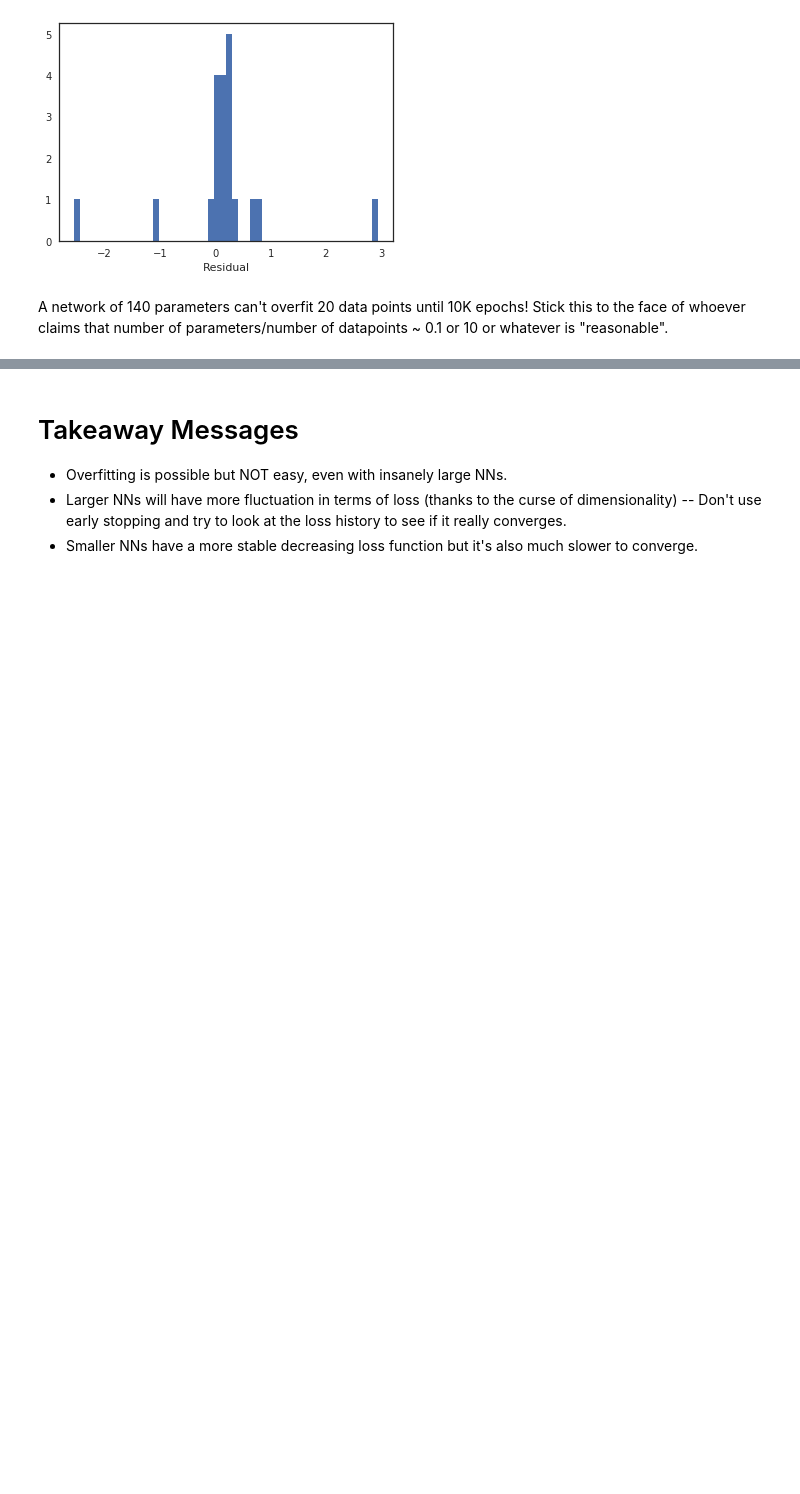
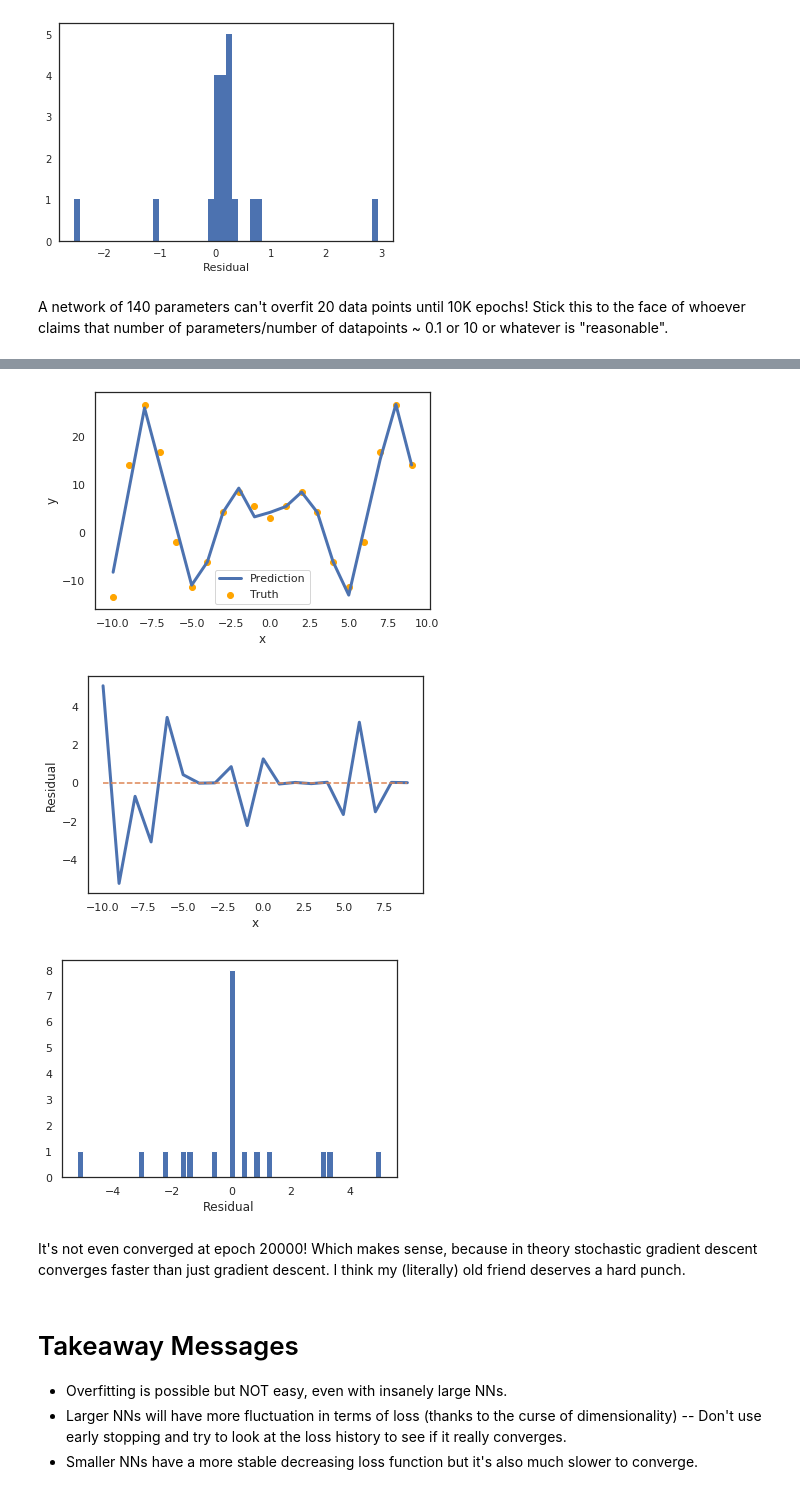
Before and after one commit to thongonary/Thoughts, a Jupyter notebook: Overfitting.ipynb, the cells around one changed output, grey strips where cells are left out. Drawn from its saved outputs; the diff is of its cells as text; code cells hidden in the pictures; blank space fills up the shorter version.

```diff
--- a/Overfitting.ipynb
+++ b/Overfitting.ipynb
@@ -395,3 +433,30 @@ A network of 140 parameters can't overfit 20 data points until 10K epochs! Stick
+# %%
+yhat = model.predict(x.reshape(-1,1))
+plt.plot(x,yhat, linewidth=3, label='Prediction')
+plt.scatter(x,yval, color='orange', label='Truth', alpha=1)
+plt.legend(loc='best')
+plt.xlabel('x')
+plt.ylabel('y')
+plt.show()
+
+plt.figure()
+res_y = yhat.flatten()-yval
+plt.plot(x, res_y, linewidth=3)
+plt.plot(x,0*x, '--')
+plt.xlabel('x')
+plt.ylabel('Residual')
+plt.show()
+
+plt.figure()
+plt.hist(res_y, bins=50)
+plt.xlabel("Residual")
+plt.show()
+# %% [output]
+[figure, added]
+[figure, added]
+[figure, added]
+# %% [markdown]
+It's not even converged at epoch 20000! Which makes sense, because in theory stochastic gradient descent converges faster than just gradient descent. I think my (literally) old friend deserves a hard punch.
 # %% [markdown]
 # Takeaway Messages
 - Overfitting is possible but NOT easy, even with insanely large NNs.
```
Also changed, not shown: parts of 3 cells of this notebook.
